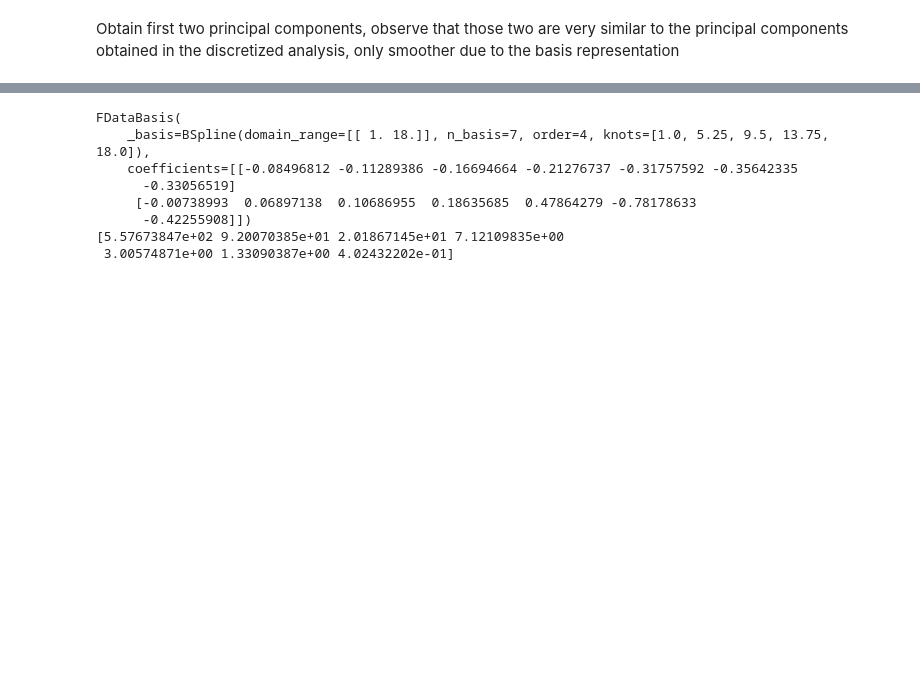
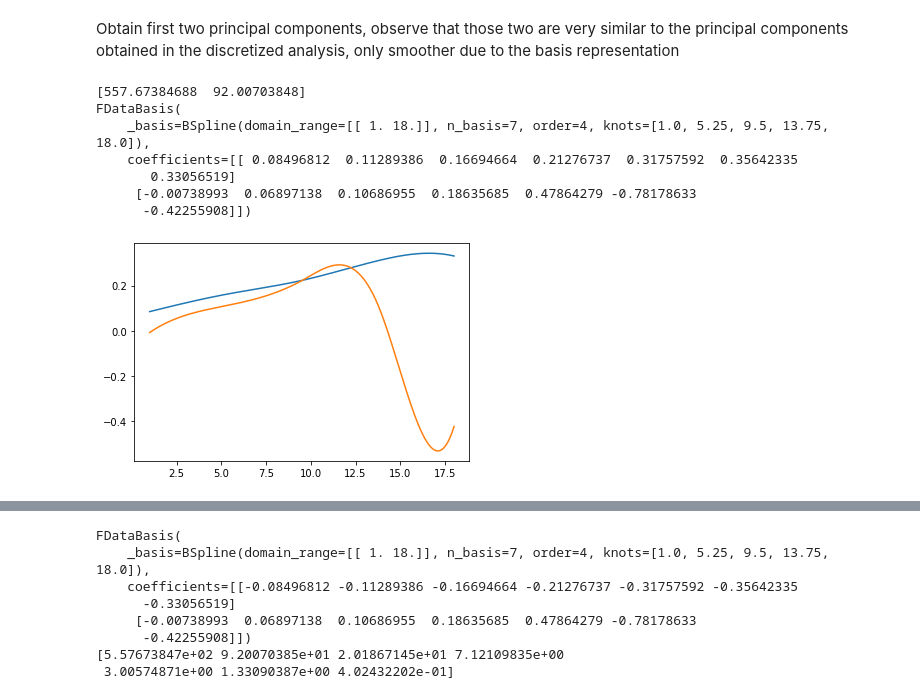
Before and after one commit to GAA-UAM/scikit-fda, a Jupyter notebook: skfda/exploratory/fpca/test.ipynb, the cells around one changed output, grey strips where cells are left out. Saved outputs shown, nothing was run; the diff lists cells and outputs as text; code cells hidden in the pictures; blank space fills up the shorter version.

```diff
--- a/skfda/exploratory/fpca/test.ipynb
+++ b/skfda/exploratory/fpca/test.ipynb
@@ -80,6 +183,22 @@ pyplot.show()
 [figure]
 # %% [markdown]
 Obtain first two principal components, observe that those two are very similar to the principal components obtained in the discretized analysis, only smoother due to the basis representation
+# %%
+fpca = FPCABasis(2)
+fpca.fit(basisfd)
+print(fpca.component_values)
+fpca.components.plot()
+print(fpca.components)
+pyplot.show()
+# %% [output]
+[557.67384688  92.00703848]
+FDataBasis(
+    _basis=BSpline(domain_range=[[ 1. 18.]], n_basis=7, order=4, knots=[1.0, 5.25, 9.5, 13.75, 18.0]),
+    coefficients=[[ 0.08496812  0.11289386  0.16694664  0.21276737  0.31757592  0.35642335
+       0.33056519]
+     [-0.00738993  0.06897138  0.10686955  0.18635685  0.47864279 -0.78178633
+      -0.42255908]])
+[figure, added]
 # %%
 fpca = FPCABasis(2)
 fpca.fit(basisfd)
```
Also changed, not shown: parts of 12 cells of this notebook, 1 other file.
